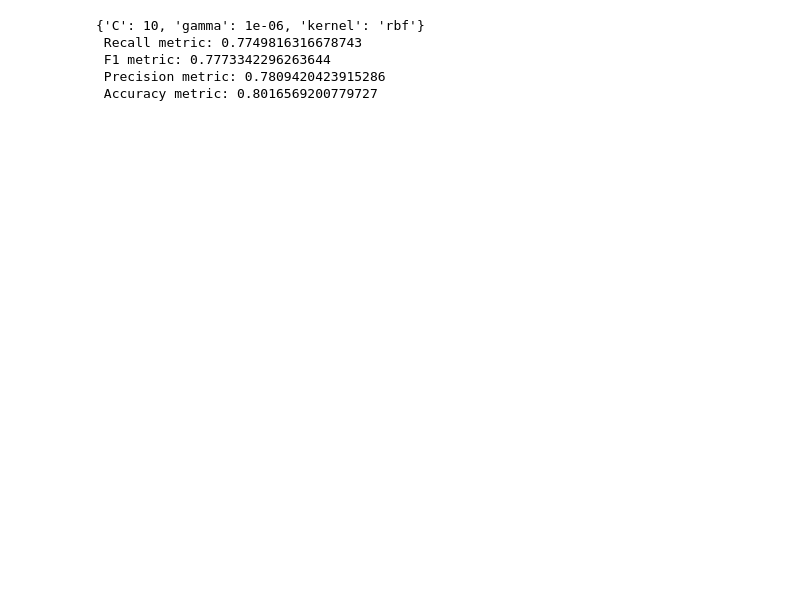
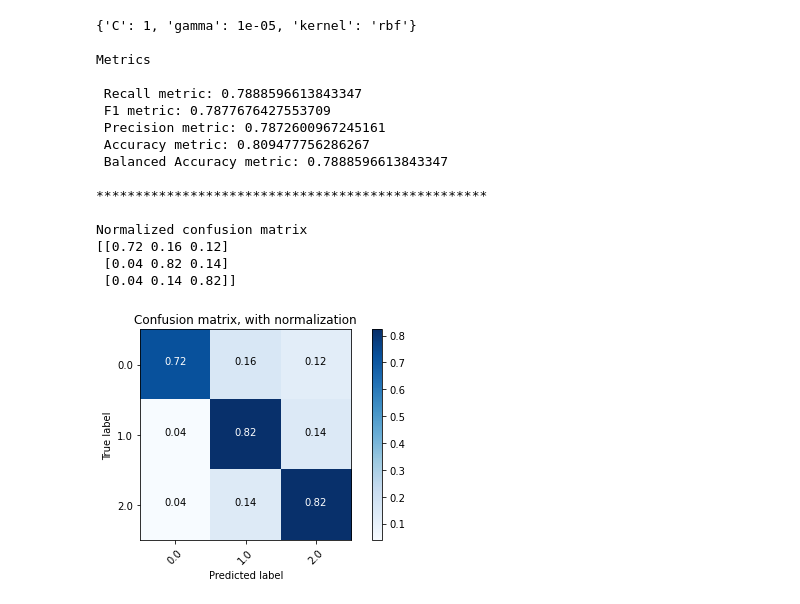
Before and after one commit to ialmalis/ML_in_Finance, a Jupyter notebook: Tech/Tech_SVM_pca.ipynb, the cells around one changed output. Saved outputs shown, nothing was run; the diff lists cells and outputs as text; code cells hidden in the pictures; blank space fills up the shorter version.

```diff
--- a/Tech/Tech_SVM_pca.ipynb
+++ b/Tech/Tech_SVM_pca.ipynb
@@ -15,7 +15,9 @@ stemmer = PorterStemmer()
 from sklearn.decomposition import PCA
 from sklearn.discriminant_analysis import LinearDiscriminantAnalysis
 from sklearn.preprocessing import MinMaxScaler
+from sklearn.metrics import confusion_matrix
+import matplotlib.pyplot as plt
 import warnings
 warnings.filterwarnings('ignore')
-mypca = PCA(0.95)
+mypca = PCA(0.9)
 lda = LinearDiscriminantAnalysis(n_components=2)
@@ -144,34 +174,52 @@ X_train=lda.transform(X_train)
 X_test=lda.transform(X_test)
 # %%
 from sklearn.model_selection import GridSearchCV
-from sklearn.metrics import classification_report
-from sklearn.decomposition import KernelPCA
-
-#mykpca=KernelPCA(kernel="rbf")
-#X_train_rbf1=mykpca.fit_transform(X_train)
-#X_test_rbf1=mykpca.transform(X_test)
 
 tuned_parameters = [
   {'C': [0.03, 0.1, 1, 10, 100 ], 'gamma': [5, 1, 0.1, 0.01, 0.001, 0.0001, 0.00001, 0.000001], 'kernel': ['rbf']},
 
  ]
 
 grid = GridSearchCV(SVC(class_weight='balanced', decision_function_shape='ovo'), tuned_parameters, n_jobs=-1, refit = True, cv=5)
 grid.fit(X_train, y_train)
 print(grid.best_params_)
 grid_predictions = grid.predict(X_test)
-recall = metrics.recall_score(y_test,grid_predictions,average='macro')
-precision = metrics.precision_score(y_test,grid_predictions,average='macro')
-f1 = metrics.f1_score(y_test,grid_predictions,average='macro')
-Accur=metrics.accuracy_score(y_test,grid_predictions)
+
+print("\nMetrics\n")
+recall = metrics.recall_score(y_test,grid_predictions ,average='macro')
+precision = metrics.precision_score(y_test,grid_predictions ,average='macro')
+f1 = metrics.f1_score(y_test,grid_predictions ,average='macro')
+Accur=metrics.accuracy_score(y_test,grid_predictions )
+B_Accur=metrics.balanced_accuracy_score(y_test,grid_predictions )
 
 print(' Recall metric:',recall)
 print(' F1 metric:',f1)
 print(' Precision metric:',precision)
 print(' Accuracy metric:',Accur)
+print(' Balanced Accuracy metric:',B_Accur,"\n")
+print("**************************************************\n")
+
+cnf_matrix = confusion_matrix(y_test, grid_predictions ,labels=[0.0, 1.0, 2.0])
+np.set_printoptions(precision=2)
+
+plt.figure()
+plot_confusion_matrix(cnf_matrix, classes=[0.0, 1.0, 2.0],
+                      title='Confusion matrix, with normalization')
 # %% [output]
-{'C': 10, 'gamma': 1e-06, 'kernel': 'rbf'}
- Recall metric: 0.7749816316678743
- F1 metric: 0.7773342296263644
- Precision metric: 0.7809420423915286
- Accuracy metric: 0.8016569200779727
+{'C': 1, 'gamma': 1e-05, 'kernel': 'rbf'}
+
+Metrics
+
+ Recall metric: 0.7888596613843347
+ F1 metric: 0.7877676427553709
+ Precision metric: 0.7872600967245161
+ Accuracy metric: 0.809477756286267
+ Balanced Accuracy metric: 0.7888596613843347
+
+**************************************************
+
+Normalized confusion matrix
+[[0.72 0.16 0.12]
+ [0.04 0.82 0.14]
+ [0.04 0.14 0.82]]
+[figure, added]
```
Also changed, not shown: parts of 3 cells of this notebook, 3 other files.
